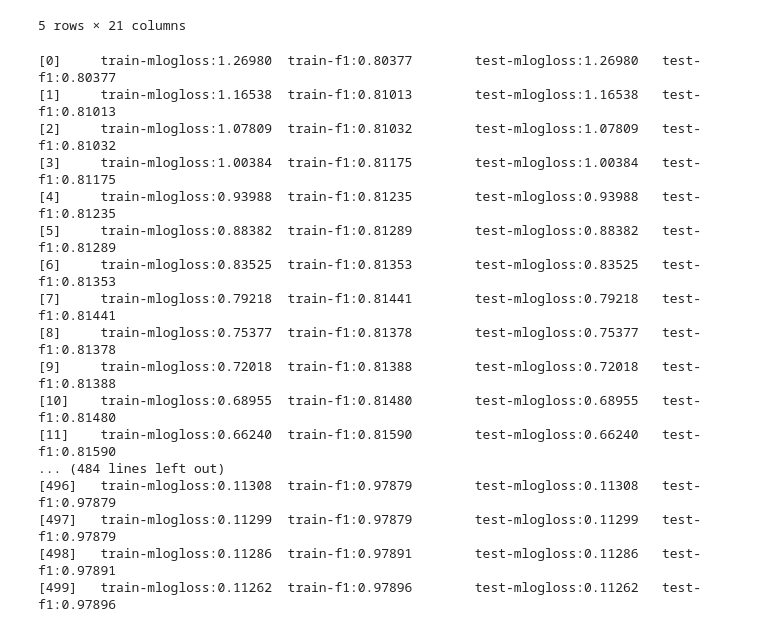
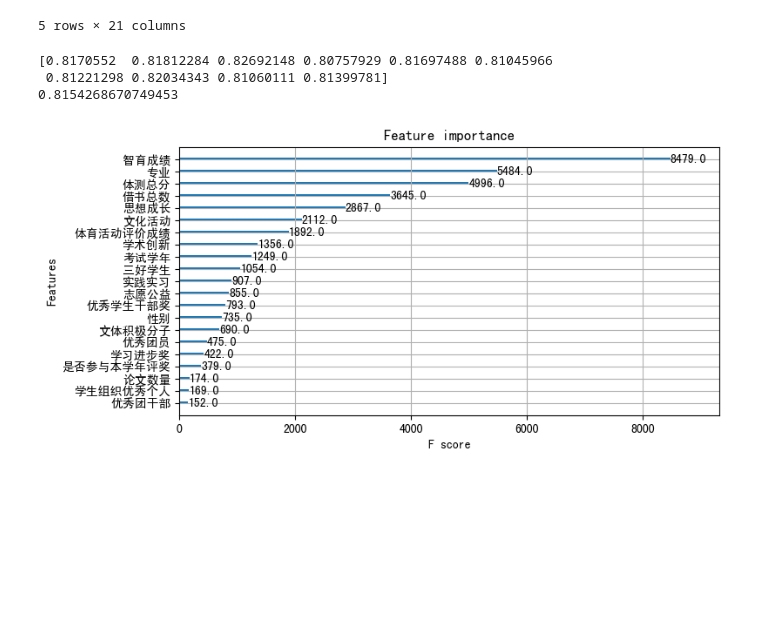
Before and after one commit to univwang/Xgboost-leaning, a Jupyter notebook: Xgboost3.ipynb, the cells around one changed output. Drawn from its saved outputs; the diff is of its cells as text; code cells hidden in the pictures; blank space fills up the shorter version.

```diff
--- a/Xgboost3.ipynb
+++ b/Xgboost3.ipynb
@@ -69,11 +69,17 @@ def f1(preds, dtrain):
     y_pred = [np.argmax(d) for d in preds]
     return 'f1', metrics.f1_score(y_train, y_pred, average='weighted')
 # %%
+from xgboost import XGBClassifier
+from sklearn.model_selection import StratifiedKFold
+from sklearn.model_selection import cross_val_score
+from sklearn.metrics import accuracy_score
+from sklearn.model_selection import GridSearchCV
+
 params={
     'objective':'multi:softmax',
     'eta':0.1,
     'max_depth':7,
-    # 'n_estimators':10,
+    'n_estimators':200,
     'num_class':4,
     'alpha': 0.6,
     'lambda': 1.3,
@@ -84,30 +90,28 @@ params={
 
 watchlist=[(xgb_train,'train'),(xgb_test,'test')]
 # 设置训练轮次
-num_round=500
-bst=xgb.train(params,xgb_train,num_round,watchlist,feval=f1)
-
-
+# num_round=500
+# bst=xgb.train(params,xgb_train,num_round,watchlist,feval=f1)
+# bst = XGBClassifier(max_depth=7, learning_rate=0.1, n_estimators=200, gamma=0.015,
+# min_child_weight=0.4,colsample_bytree=0.97, seed=123, alpha=0.6, eta=0.1)
+bst = XGBClassifier(max_depth=7, learning_rate=0.1, n_estimators=200,seed=1)
+# bst.fit(X_train, y_train)
+kfold = StratifiedKFold(n_splits=10, random_state=7,shuffle=True)
+results = cross_val_score(bst, X_train, y_train, cv=kfold,scoring='f1_weighted')#对数据进行十折交叉验证--9份训练，一份测试
+print(results)
+print(results.mean())
 # result=xgb.cv(params=params,dtrain=xgb_train,nfold=10,metrics='auc',
-#              num_boost_round=100,as_pandas=True,seed=123,feval=f1)
-# result.shape
+#              num_boost_round=400,early_stopping_rounds=500, as_pandas=True,seed=123,feval=f1)
 # result.head()
 # %% [output]
-[0]     train-mlogloss:1.26980  train-f1:0.80377        test-mlogloss:1.26980   test-f1:0.80377
-[1]     train-mlogloss:1.16538  train-f1:0.81013        test-mlogloss:1.16538   test-f1:0.81013
-[2]     train-mlogloss:1.07809  train-f1:0.81032        test-mlogloss:1.07809   test-f1:0.81032
-[3]     train-mlogloss:1.00384  train-f1:0.81175        test-mlogloss:1.00384   test-f1:0.81175
-[4]     train-mlogloss:0.93988  train-f1:0.81235        test-mlogloss:0.93988   test-f1:0.81235
-[5]     train-mlogloss:0.88382  train-f1:0.81289        test-mlogloss:0.88382   test-f1:0.81289
-[6]     train-mlogloss:0.83525  train-f1:0.81353        test-mlogloss:0.83525   test-f1:0.81353
-[7]     train-mlogloss:0.79218  train-f1:0.81441        test-mlogloss:0.79218   test-f1:0.81441
-[8]     train-mlogloss:0.75377  train-f1:0.81378        test-mlogloss:0.75377   test-f1:0.81378
-[9]     train-mlogloss:0.72018  train-f1:0.81388        test-mlogloss:0.72018   test-f1:0.81388
-[10]    train-mlogloss:0.68955  train-f1:0.81480        test-mlogloss:0.68955   test-f1:0.81480
-[11]    train-mlogloss:0.66240  train-f1:0.81590        test-mlogloss:0.66240   test-f1:0.81590
-... (484 lines left out)
-[496]   train-mlogloss:0.11308  train-f1:0.97879        test-mlogloss:0.11308   test-f1:0.97879
-[497]   train-mlogloss:0.11299  train-f1:0.97879        test-mlogloss:0.11299   test-f1:0.97879
-[498]   train-mlogloss:0.11286  train-f1:0.97891        test-mlogloss:0.11286   test-f1:0.97891
-[499]   train-mlogloss:0.11262  train-f1:0.97896        test-mlogloss:0.11262   test-f1:0.97896
+[0.8170552  0.81812284 0.82692148 0.80757929 0.81697488 0.81045966
+ 0.81221298 0.82034343 0.81060111 0.81399781]
+0.8154268670749453
+# %%
+from xgboost import plot_importance #显示特征重要性
+import matplotlib.pyplot as plt
+plot_importance(bst)#打印重要程度结果。
+plt.show()
+# %% [output]
+[figure, added]
 # %%
```
Also changed, not shown: parts of 5 cells of this notebook, 1 other file.
